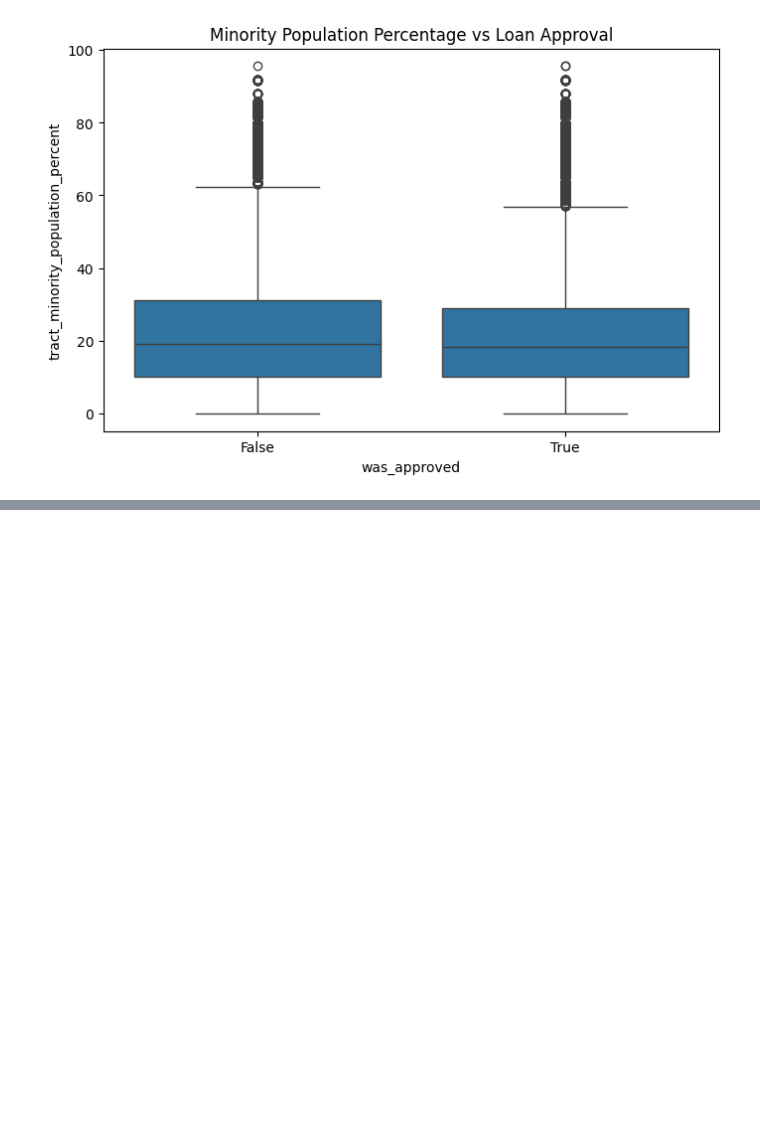
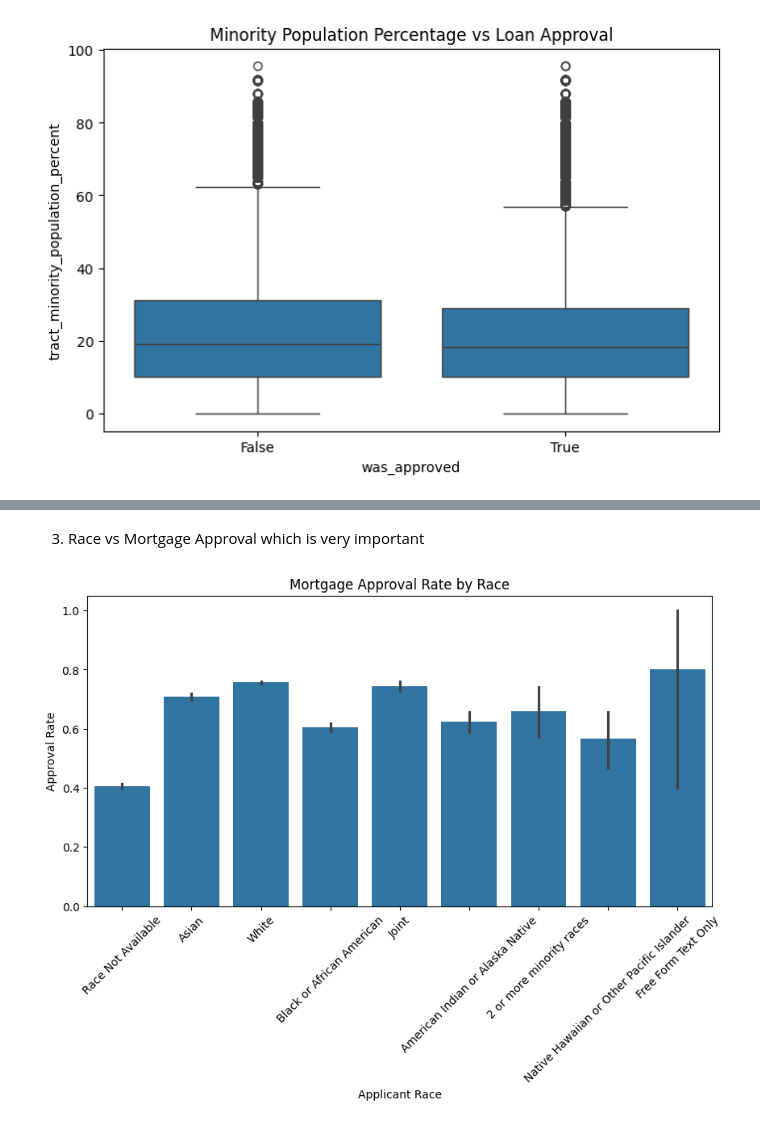
Before and after one commit to 2000031041-ShivaChary196/DATA6550-HOUSING-BIAS, a Jupyter notebook: CODE/VShiva.ipynb, the cells around one changed output, grey strips where cells are left out. Cells and saved outputs as stored; diff of their text form; code cells hidden in the pictures; blank space fills up the shorter version.

```diff
--- a/CODE/VShiva.ipynb
+++ b/CODE/VShiva.ipynb
@@ -214,0 +249,16 @@ During initial data exploration, i identified that the covenant_density column c
+# %% [markdown]
+3. Race vs Mortgage Approval which is very important
+# %%
+plt.figure(figsize=(10,5))
+
+sns.barplot(x='derived_race', y='was_approved', data=df)
+
+plt.xticks(rotation=45)
+
+plt.title("Mortgage Approval Rate by Race")
+plt.xlabel("Applicant Race")
+plt.ylabel("Approval Rate")
+
+plt.show()
+# %% [output]
+[figure, added]
```
Also changed, not shown: parts of 37 cells of this notebook.
